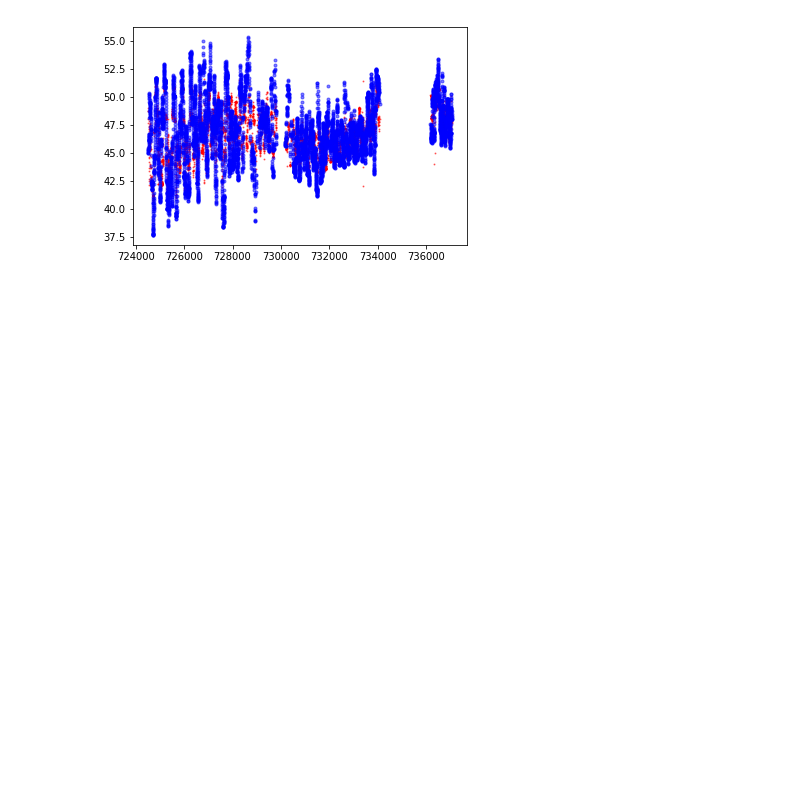
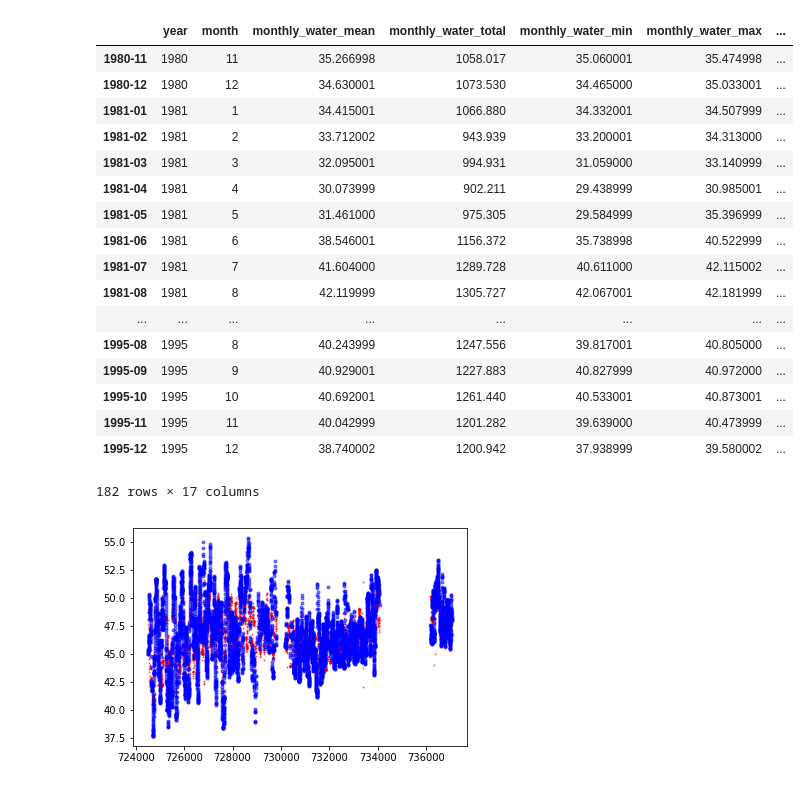
Before and after one commit to eclam/ReservoirLevels, a Jupyter notebook: test_models.ipynb, the cells around one changed output. Drawn from its saved outputs; the diff is of its cells as text; code cells hidden in the pictures; blank space fills up the shorter version.

```diff
--- a/test_models.ipynb
+++ b/test_models.ipynb
@@ -145,3 +181,24 @@ KeyboardInterrupt:
+# %%
+pd.read_hdf('monthly_combined_data.hdf', key='hydro_07ED002')
+# %% [output]
+|  | year | month | monthly_water_mean | monthly_water_total | monthly_water_min | monthly_water_max | ... |
+| 1980-11 | 1980 | 11 | 35.266998 | 1058.017 | 35.060001 | 35.474998 | ... |
+| 1980-12 | 1980 | 12 | 34.630001 | 1073.530 | 34.465000 | 35.033001 | ... |
+| 1981-01 | 1981 | 1 | 34.415001 | 1066.880 | 34.332001 | 34.507999 | ... |
+| 1981-02 | 1981 | 2 | 33.712002 | 943.939 | 33.200001 | 34.313000 | ... |
+| 1981-03 | 1981 | 3 | 32.095001 | 994.931 | 31.059000 | 33.140999 | ... |
+| 1981-04 | 1981 | 4 | 30.073999 | 902.211 | 29.438999 | 30.985001 | ... |
+| 1981-05 | 1981 | 5 | 31.461000 | 975.305 | 29.584999 | 35.396999 | ... |
+| 1981-06 | 1981 | 6 | 38.546001 | 1156.372 | 35.738998 | 40.522999 | ... |
+| 1981-07 | 1981 | 7 | 41.604000 | 1289.728 | 40.611000 | 42.115002 | ... |
+| 1981-08 | 1981 | 8 | 42.119999 | 1305.727 | 42.067001 | 42.181999 | ... |
+| ... | ... | ... | ... | ... | ... | ... | ... |
+| 1995-08 | 1995 | 8 | 40.243999 | 1247.556 | 39.817001 | 40.805000 | ... |
+| 1995-09 | 1995 | 9 | 40.929001 | 1227.883 | 40.827999 | 40.972000 | ... |
+| 1995-10 | 1995 | 10 | 40.692001 | 1261.440 | 40.533001 | 40.873001 | ... |
+| 1995-11 | 1995 | 11 | 40.042999 | 1201.282 | 39.639000 | 40.473999 | ... |
+| 1995-12 | 1995 | 12 | 38.740002 | 1200.942 | 37.938999 | 39.580002 | ... |
+182 rows × 17 columns
 # %%
 # monthly groupby, accuracy suffers from lack of datapoints
 for key in keys:
```
Also changed, not shown: parts of 16 cells of this notebook, 1 other file.
